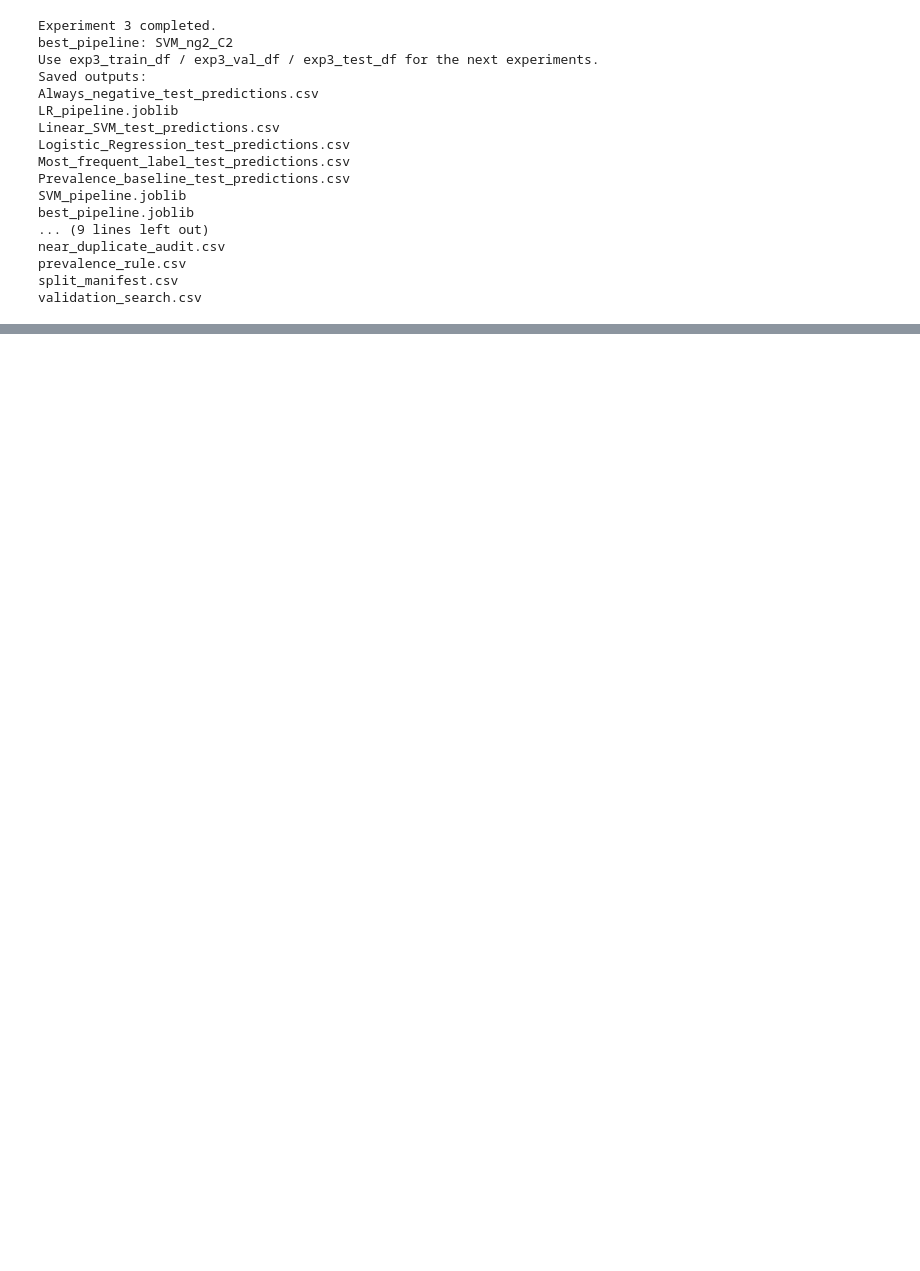
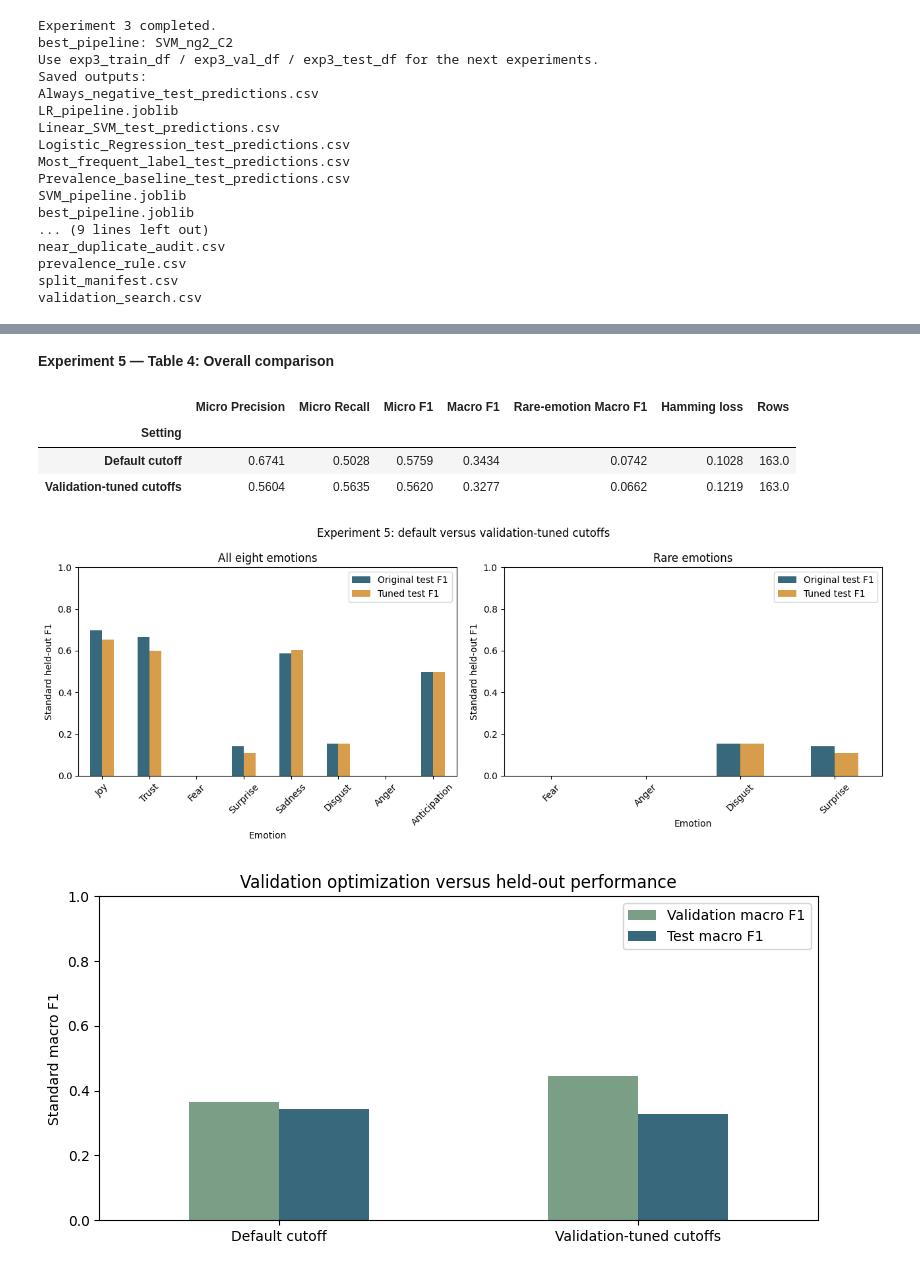
Before and after one commit to tiramisuuuuuuu/CMPE-252-Final-Project, a Jupyter notebook: Emotion_Classification_Project.ipynb, the cells around one changed output, grey strips where cells are left out. Cells and saved outputs as stored; diff of their text form; code cells hidden in the pictures; blank space fills up the shorter version.

```diff
--- a/Emotion_Classification_Project.ipynb
+++ b/Emotion_Classification_Project.ipynb
@@ -2752,0 +3316,5 @@ validation_search.csv
+# %%
+exp5_comparison, exp5_summary, exp5_predictions = exp5_evaluate(
+    best_pipeline_after_exp4, exp3_test_df, exp5_thresholds, exp5_metadata,
+    EXP3_OUT, EXP4_OUT, EXP5_OUT
+)
@@ -2752,0 +3343,3 @@ validation_search.csv
+# %%
+exp5_rare_comparison = exp5_comparison.loc[EXP5_RARE]
+display(exp5_rare_comparison[exp5_test_columns].round(4))
@@ -2752,0 +3353,39 @@ validation_search.csv
+# %% [markdown]
+**Experiment 5 — Table 4: Overall comparison**
+# %%
+display(exp5_summary.round(4))
+
+fig, axes = plt.subplots(1, 2, figsize=(13, 5))
+exp5_comparison[["Original test F1", "Tuned test F1"]].plot.bar(ax=axes[0], color=["#38687b", "#d79d4b"])
+exp5_rare_comparison[["Original test F1", "Tuned test F1"]].plot.bar(ax=axes[1], color=["#38687b", "#d79d4b"])
+axes[0].set_title("All eight emotions")
+axes[1].set_title("Rare emotions")
+for ax in axes:
+    ax.set_ylim(0, 1)
+    ax.set_ylabel("Standard held-out F1")
+    ax.tick_params(axis="x", rotation=45)
+fig.suptitle("Experiment 5: default versus validation-tuned cutoffs")
+fig.tight_layout()
+fig.savefig(EXP5_OUT / "experiment_5_threshold_effects.png", dpi=180)
+plt.show()
+
+validation_summary = pd.read_csv(EXP5_OUT / "validation_comparison.csv", index_col=0)
+objective_comparison = pd.DataFrame({
+    "Validation macro F1": validation_summary["Macro F1"],
+    "Test macro F1": exp5_summary["Macro F1"],
+})
+ax = objective_comparison.plot.bar(figsize=(8, 4), color=["#7b9e87", "#38687b"])
+ax.set_ylim(0, 1)
+ax.set_ylabel("Standard macro F1")
+ax.set_title("Validation optimization versus held-out performance")
+plt.xticks(rotation=0)
+plt.tight_layout()
+plt.savefig(EXP5_OUT / "validation_vs_test_macro_f1.png", dpi=180)
+plt.show()
+# %% [output]
+|  | Micro Precision | Micro Recall | Micro F1 | Macro F1 | Rare-emotion Macro F1 | Hamming loss | Rows |
+| Setting |  |  |  |  |  |  |  |
+| Default cutoff | 0.6741 | 0.5028 | 0.5759 | 0.3434 | 0.0742 | 0.1028 | 163.0 |
+| Validation-tuned cutoffs | 0.5604 | 0.5635 | 0.5620 | 0.3277 | 0.0662 | 0.1219 | 163.0 |
+[figure, added]
+[figure, added]
```
Also changed, not shown: parts of 51 cells of this notebook.
